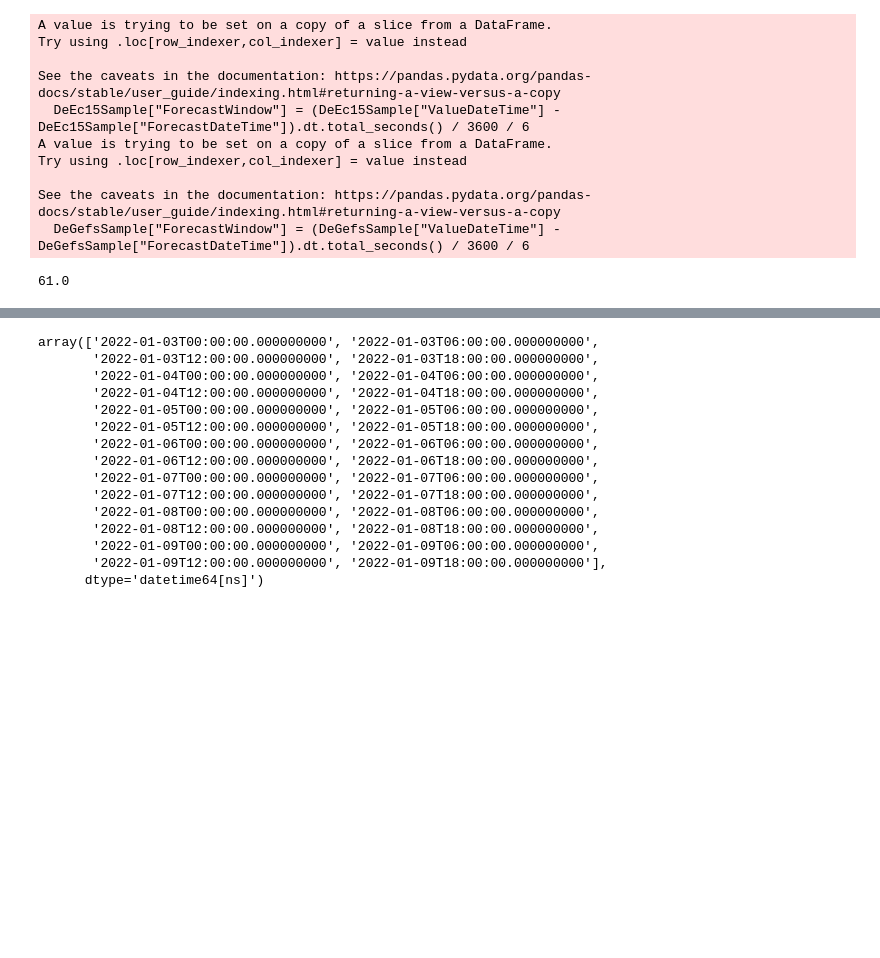
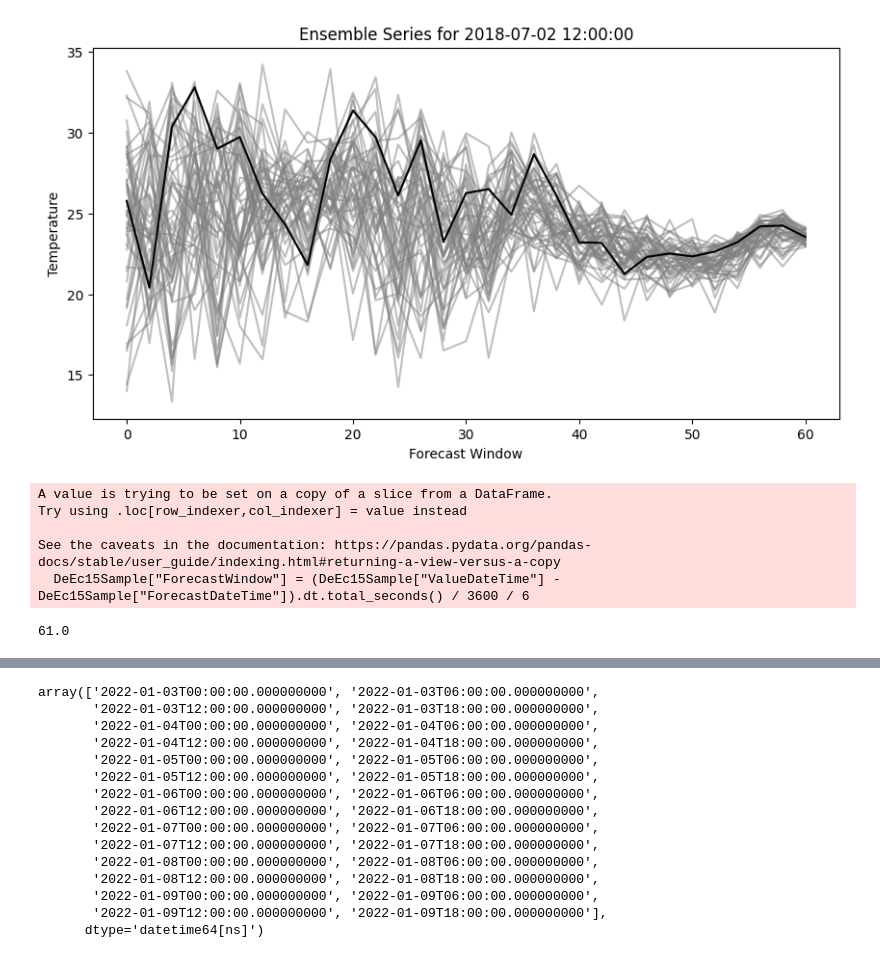
Before and after one commit to jaupimegi23/certainlyUncertain, a Jupyter notebook: eda/reality_vs_models.ipynb, the cells around one changed output, grey strips where cells are left out. Drawn from its saved outputs; the diff is of its cells as text; code cells hidden in the pictures; blank space fills up the shorter version.

```diff
--- a/eda/reality_vs_models.ipynb
+++ b/eda/reality_vs_models.ipynb
@@ -25,0 +73,13 @@ DeEc15[DeEc15["ForecastDateTime"] == '2009-07-02']
+# %%
+# plot the ensemble series, all ensembles dashed, first ensemble solid
+plt.figure(figsize=(15, 5))
+for i in range(0, 50):
+    col = "Ensemble" + str(i)
+    plt.plot(ensemble_series["ForecastWindow"], ensemble_series[col], color='grey', alpha=0.5)
+plt.plot(ensemble_series["ForecastWindow"], ensemble_series["Ensemble0"], color='black', alpha=1)
+plt.xlabel("Forecast Window")
+plt.ylabel("Temperature")
+plt.title("Ensemble Series for 2018-07-02 12:00:00")
+plt.show()
+# %% [output]
+[figure, added]
@@ -30,7 +92,7 @@ DeGefsSample = DeGefs[(DeGefs.ValueDateTime.dt.year == 2022) & (DeGefs.ValueDate
 # %%
 # forecast window is the difference between ValueDateTime and ValueDateTime divided by 6 hours
 DeEc15Sample["ForecastWindow"] = (DeEc15Sample["ValueDateTime"] - DeEc15Sample["ForecastDateTime"]).dt.total_seconds() / 3600 / 6
-DeGefsSample["ForecastWindow"] = (DeGefsSample["ValueDateTime"] - DeGefsSample["ForecastDateTime"]).dt.total_seconds() / 3600 / 6
+#DeGefsSample["ForecastWindow"] = (DeGefsSample["ValueDateTime"] - DeGefsSample["ForecastDateTime"]).dt.total_seconds() / 3600 / 6
 
 # these data points need some cleaning, they are not valid we forecast at 2009-12-17 for 2009-01-01, most probably ValueDateTime should be
 # 2010-01-01
@@ -41,11 +103,6 @@ Try using .loc[row_indexer,col_indexer] = value instead
 
 See the caveats in the documentation: https://pandas.pydata.org/pandas-docs/stable/user_guide/indexing.html#returning-a-view-versus-a-copy
   DeEc15Sample["ForecastWindow"] = (DeEc15Sample["ValueDateTime"] - DeEc15Sample["ForecastDateTime"]).dt.total_seconds() / 3600 / 6
-A value is trying to be set on a copy of a slice from a DataFrame.
-Try using .loc[row_indexer,col_indexer] = value instead
-
-See the caveats in the documentation: https://pandas.pydata.org/pandas-docs/stable/user_guide/indexing.html#returning-a-view-versus-a-copy
-  DeGefsSample["ForecastWindow"] = (DeGefsSample["ValueDateTime"] - DeGefsSample["ForecastDateTime"]).dt.total_seconds() / 3600 / 6
 61.0
 # %%
 # calculate std and mean value for each ValueDateTime for each ForecastWindow
```
Also changed, not shown: parts of 9 cells of this notebook, 3 other files.
